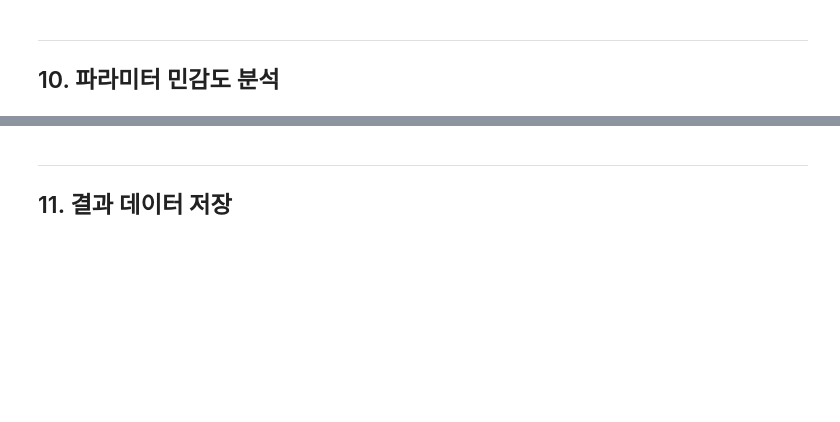
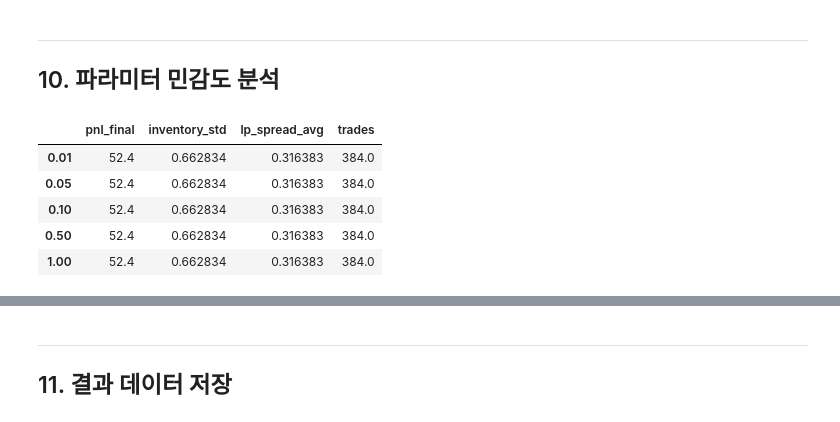
Before and after one commit to SangHyeok0204/Option-Derivatives-MM-optimization-, a Jupyter notebook: simulation/avellaneda_stoikov_simulation.ipynb, the cells around one changed output, grey strips where cells are left out. Cells and saved outputs as stored; diff of their text form; code cells hidden in the pictures; blank space fills up the shorter version.

```diff
--- a/simulation/avellaneda_stoikov_simulation.ipynb
+++ b/simulation/avellaneda_stoikov_simulation.ipynb
@@ -845,48 +1016,32 @@ plt.show()
 ---
 ## 10. 파라미터 민감도 분석
 # %%
-# γ (위험회피도) 변화에 따른 결과 비교
+# γ 민감도 분석
 gammas = [0.01, 0.05, 0.1, 0.5, 1.0]
 gamma_results = {}
 
-print("γ (위험회피도) 민감도 분석...")
-print(f"{'='*70}")
-
 for gamma in gammas:
     config_test = SimulationConfig(
-        data_source='real',
+        mode='develop',
         real_data_path='../data/kospi200_option_B0164812_20260316_1408.csv',
-        use_data_length=True,
-        gamma=gamma,
-        sigma=2.0,
-        A=140.0,
-        k=1.5,
-        phi=0.05
+        use_data_length=True, gamma=gamma, sigma=2.0, A=140.0, k=1.5, phi=0.05
     )
-
-    sim = Simulator(config_test, seed=42)
-    res = sim.run(verbose=False)
-
+    res = Simulator(config_test, seed=42).run(verbose=False)
     gamma_results[gamma] = {
         'pnl_final': res['pnl'].iloc[-1],
-        'pnl_std': res['pnl'].std(),
         'inventory_std': res['inventory'].std(),
-        'inventory_final': res['inventory'].iloc[-1],
-        'trades': res['total_trades'].iloc[-1],
-        'lp_spread_avg': res['lp_spread'].mean()
+        'lp_spread_avg': res['lp_spread'].mean(),
+        'trades': res['total_trades'].iloc[-1]
     }
 
-    print(f"  γ={gamma:5.2f}: P&L={res['pnl'].iloc[-1]:+7.2f}, "
-          f"Inv.Std={res['inventory'].std():5.2f}, "
-          f"Spread={res['lp_spread'].mean():.4f}, "
-          f"Trades={res['total_trades'].iloc[-1]}")
-
-# 결과 테이블
-print(f"\n{'='*70}")
-gamma_df = pd.DataFrame(gamma_results).T
-gamma_df.index.name = 'gamma'
-print("\n결과 요약:")
-print(gamma_df.round(3))
+pd.DataFrame(gamma_results).T
+# %% [output]
+|  | pnl_final | inventory_std | lp_spread_avg | trades |
+| 0.01 | 52.4 | 0.662834 | 0.316383 | 384.0 |
+| 0.05 | 52.4 | 0.662834 | 0.316383 | 384.0 |
+| 0.10 | 52.4 | 0.662834 | 0.316383 | 384.0 |
+| 0.50 | 52.4 | 0.662834 | 0.316383 | 384.0 |
+| 1.00 | 52.4 | 0.662834 | 0.316383 | 384.0 |
 # %%
 # 민감도 분석 시각화
 fig, axes = plt.subplots(1, 3, figsize=(15, 4))
```
Also changed, not shown: parts of 19 cells of this notebook, 30 other files.
